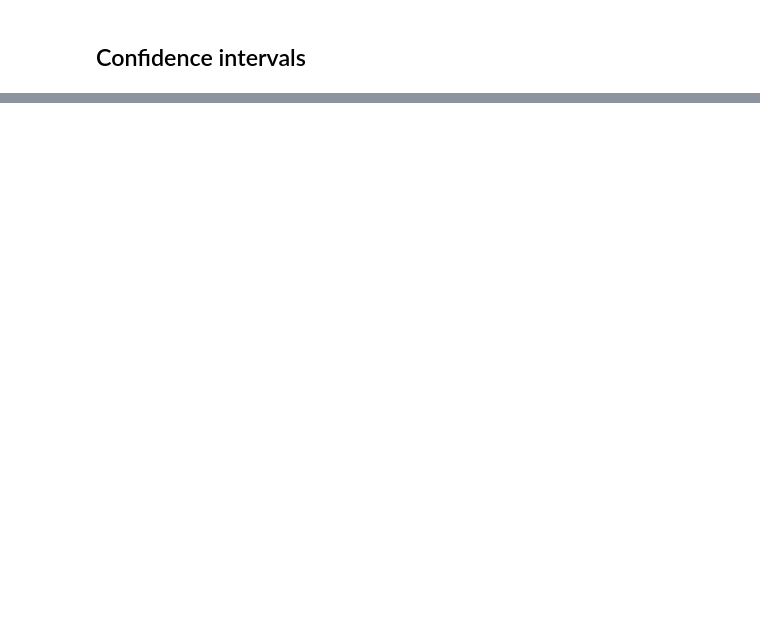
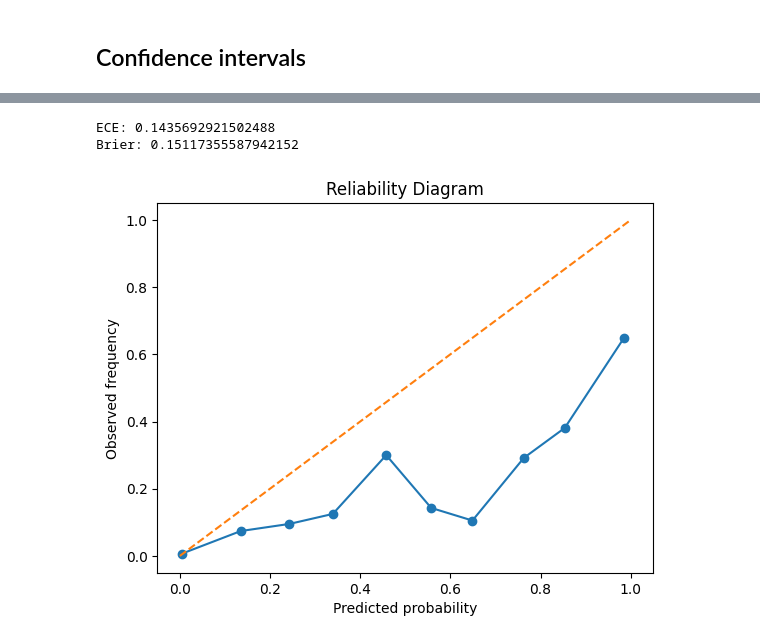
Before and after one commit to Jeremy-Duval-PhD/Brain_Tumor_MRI_Dataset, a Jupyter notebook: notebooks/Modeling.ipynb, the cells around one changed output, grey strips where cells are left out. Cells and saved outputs as stored; diff of their text form; code cells hidden in the pictures; blank space fills up the shorter version.

```diff
--- a/notebooks/Modeling.ipynb
+++ b/notebooks/Modeling.ipynb
@@ -1634,0 +1673,42 @@ print("✅ Model reconstructed + weights loaded")
+# %%
+def extract_class_probabilities(val_ds, model, class_index):
+
+    y_true = []
+    y_prob = []
+
+    for x_batch, y_batch in val_ds:
+
+        preds = model.predict(x_batch, verbose=0)
+
+        y_true_batch = y_batch["tumor_type"].numpy()
+        prob_batch = preds["tumor_type"]
+
+        y_true.extend((y_true_batch == class_index).astype(int))
+        y_prob.extend(prob_batch[:, class_index])
+
+    return np.array(y_true), np.array(y_prob)
+# %%
+meningioma_idx = CLASSES.index('meningioma')
+
+y_true_meningioma, y_prob_meningioma = extract_class_probabilities(
+    val_ds,
+    model,
+    class_index=meningioma_idx
+)
+
+meningioma_calibration = compute_calibration_metrics(
+    y_true_meningioma,
+    y_prob_meningioma
+)
+# %%
+print("ECE:", meningioma_calibration["ece"])
+print("Brier:", meningioma_calibration["brier"])
+
+plot_reliability_diagram(
+    meningioma_calibration["prob_true"],
+    meningioma_calibration["prob_pred"]
+)
+# %% [output]
+ECE: 0.1435692921502488
+Brier: 0.15117355587942152
+[figure, added]
```
Also changed, not shown: parts of 20 cells of this notebook, 1 other file.
